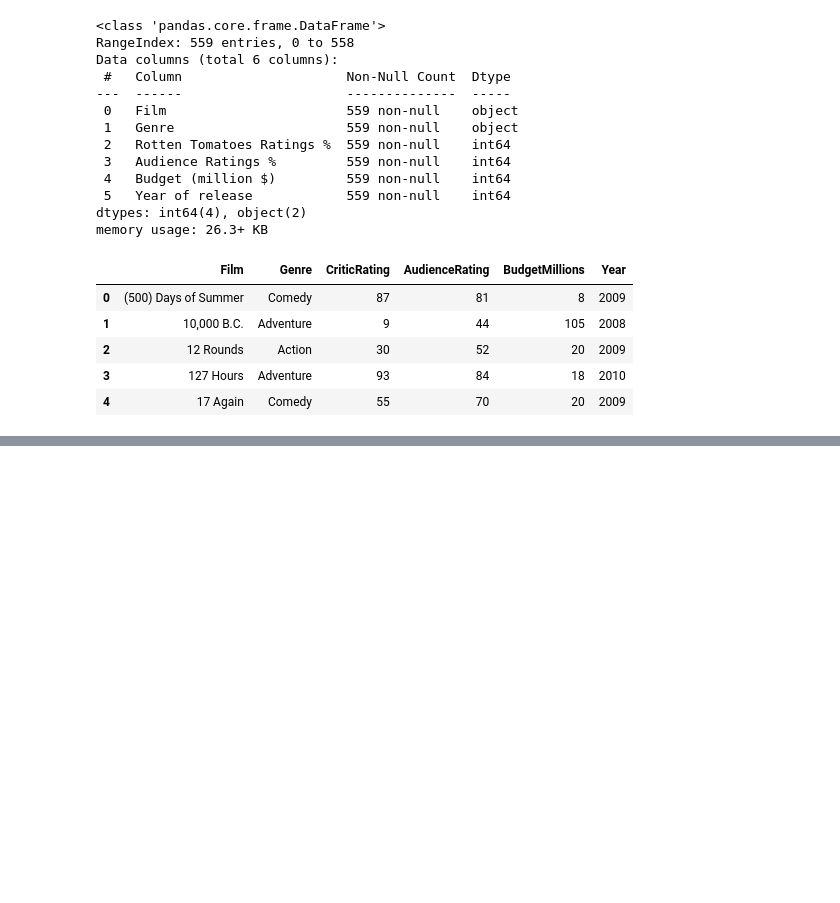
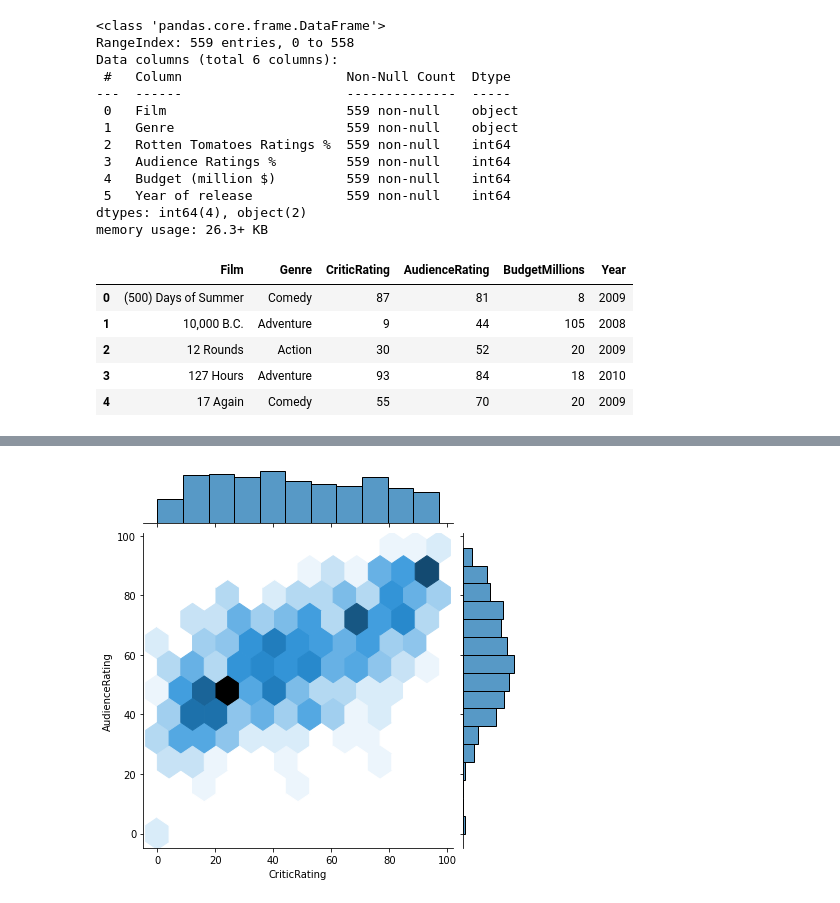
Before and after one commit to lazycoder181/JupyterNotebook, a Jupyter notebook: movie_analytics.ipynb, the cells around one changed output, grey strips where cells are left out. Cells and saved outputs as stored; diff of their text form; code cells hidden in the pictures; blank space fills up the shorter version.

```diff
--- a/movie_analytics.ipynb
+++ b/movie_analytics.ipynb
@@ -61,0 +109,6 @@ df_movie.head()
+# %%
+#Change pattern
+#hex to detect clusters
+j = sns.jointplot(data = df_movie, x = 'CriticRating', y = 'AudienceRating', kind = 'hex')
+# %% [output]
+[figure, added]
```
Also changed, not shown: parts of 16 cells of this notebook.
